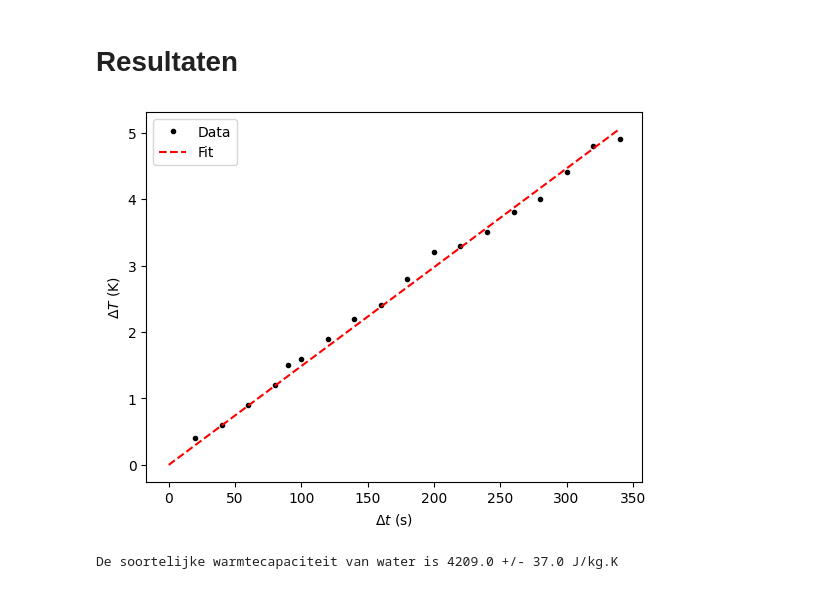
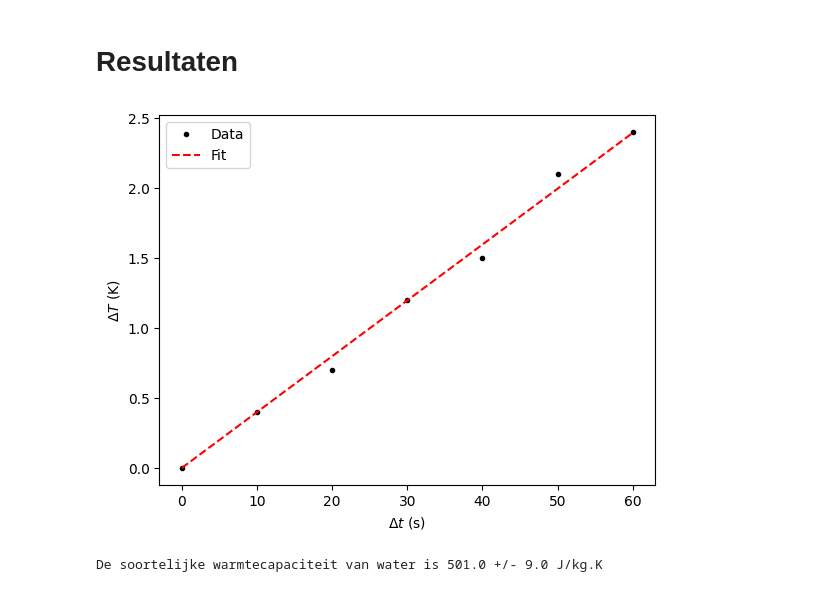
Before and after one commit to SybrenK07/25, a Jupyter notebook: Content/Labs/c_water.ipynb, the cells around one changed output. Drawn from its saved outputs; the diff is of its cells as text; code cells hidden in the pictures.

```diff
--- a/Content/Labs/c_water.ipynb
+++ b/Content/Labs/c_water.ipynb
@@ -88,54 +92,38 @@ Daarbij moet de roerder wel aanstaan om de warmte goed te verdelen.
 # Eigen meetwaarden
 # Deze meetwaarden hebben we verkregen, maar zijn niet realistisch. Zie discussie voor (mogelijke) oorzaken.
 
-# massa = 0.5 #kg
-# volt = 10 #V
-# ampere = 1 #A
-# temp = np.array([17.1, 17.5, 17.8, 18.3, 18.6, 19.2, 19.5]) + 273.15 #K
-# tijd = np.array([0,10,20,30,40,50,60]) #s
-
-# Als resultaat met onderstaande data-analyse volgt een c-waarde van 500 J/kgK. Theoretische waarde is 4180 J/kgK,
-# dus zit er flink naast.
+massa1 = 0.5 #kg
+volt1 = 10 #V
+ampere1 = 1 #A
+temp1 = np.array([17.1, 17.5, 17.8, 18.3, 18.6, 19.2, 19.5]) + 273.15 #K
+tijd1 = np.array([0,10,20,30,40,50,60]) #s
 # %%
-# Data-analyse
+# Data-analyse EIGEN DATA
 
-import numpy as np
-import matplotlib.pyplot as plt
-from scipy.optimize import curve_fit
-
-massa = 0.4976 #kg
-volt = 17.3 #V
-ampere = 1.8 #A
-
-temp = np.array([21.8,22.0,22.3,22.6,22.9,23.0,23.3,23.6,23.8,24.2,24.6,24.7,24.9,25.2,25.4,25.8,26.2,26.3]) +273.15 #C
-tijd = np.array([20,40,60,80,90,100,120,140,160,180,200,220,240,260,280,300,320,340]) #s
-
-vermogen = volt * ampere #W
-dtemp = temp - 294.55 #K          Deze correctie wordt toegepast, omdat het eerste meetpunt (t=0s) weggelaten is
-                                # om de deltatijd te berekenen nemen we dit punt echter WEL mee. De gemeten
-                                # temperatuur was 21.4 graden. Dit punt nemen we dus ipv temp[0].
+vermogen1 = volt1 * ampere1 #W
+dtemp1 = temp1 - temp1[0] #K
 
 def dT_fit(t,c):                        # Fitfunctie om c te bepalen. Q = m*c*delta_T -> delta_T = Q / (m*c).
-    return vermogen * t/(c*massa)       # Met Q = vermogen * tijd.
+    return vermogen1 * t/(c*massa1)       # Met Q = vermogen * tijd.
 
-values, pcov =curve_fit(dT_fit,tijd,dtemp)
+values1, pcov1 =curve_fit(dT_fit,tijd1,dtemp1)
 
-c = values[0]
-u_c = np.sqrt(pcov[0][0])
+c1 = values1[0]
+u_c1 = np.sqrt(pcov1[0][0])
 
-x_fit=np.linspace(0,max(tijd), 1000)       # Fitwaardes aanmaken voor het plotten van de curve-fit.
-y_fit=dT(x_fit,c)
+x_fit1=np.linspace(0,max(tijd1), 1000)       # Fitwaardes aanmaken voor het plotten van de curve-fit.
+y_fit1=dT_fit(x_fit1,c1)
 
 plt.figure()
-plt.plot(tijd, dtemp, 'k.',label='Data')
-plt.plot(x_fit,y_fit, "r--", label='Fit')
+plt.plot(tijd1, dtemp1, 'k.',label='Data')
+plt.plot(x_fit1,y_fit1, "r--", label='Fit')
 plt.ylabel('$\\Delta T$ (K)')
 plt.xlabel('$\\Delta t$ (s)')
 plt.savefig("Figures/cwater.png", dpi=450)
 plt.legend()
 plt.show()
 
-print("De soortelijke warmtecapaciteit van water is",np.round(c), "+/-", np.round(u_c),"J/kg.K")
+print("De soortelijke warmtecapaciteit van water is",np.round(c1), "+/-", np.round(u_c1),"J/kg.K")
 # %% [output]
-[figure, old version]
+[figure, new version]
-De soortelijke warmtecapaciteit van water is 4209.0 +/- 37.0 J/kg.K
+De soortelijke warmtecapaciteit van water is 501.0 +/- 9.0 J/kg.K
```
Also changed, not shown: parts of 4 cells of this notebook, 1 other file.
